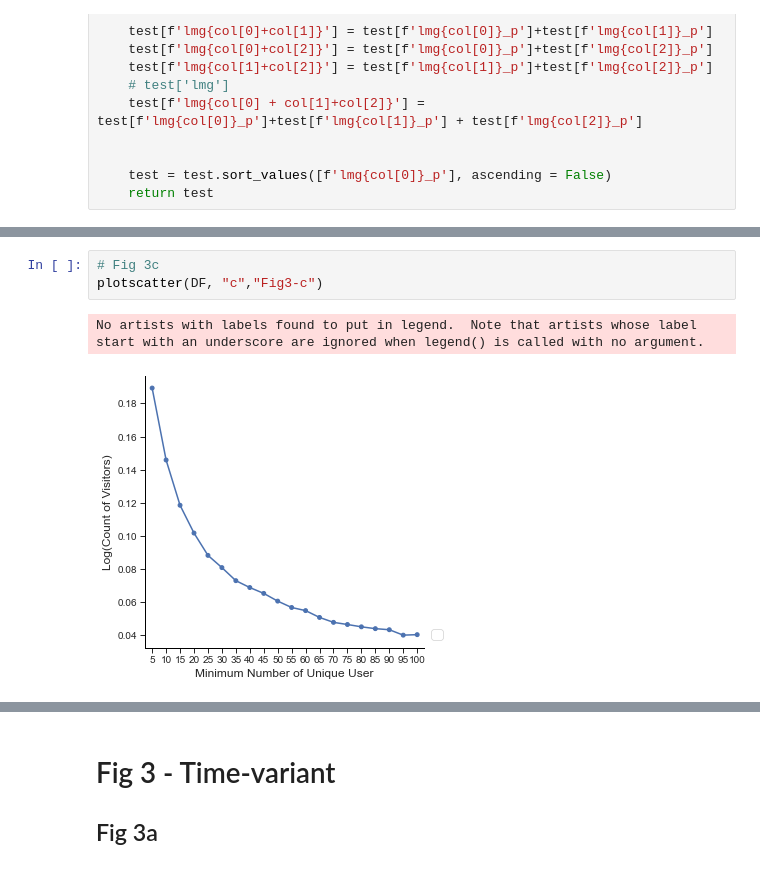
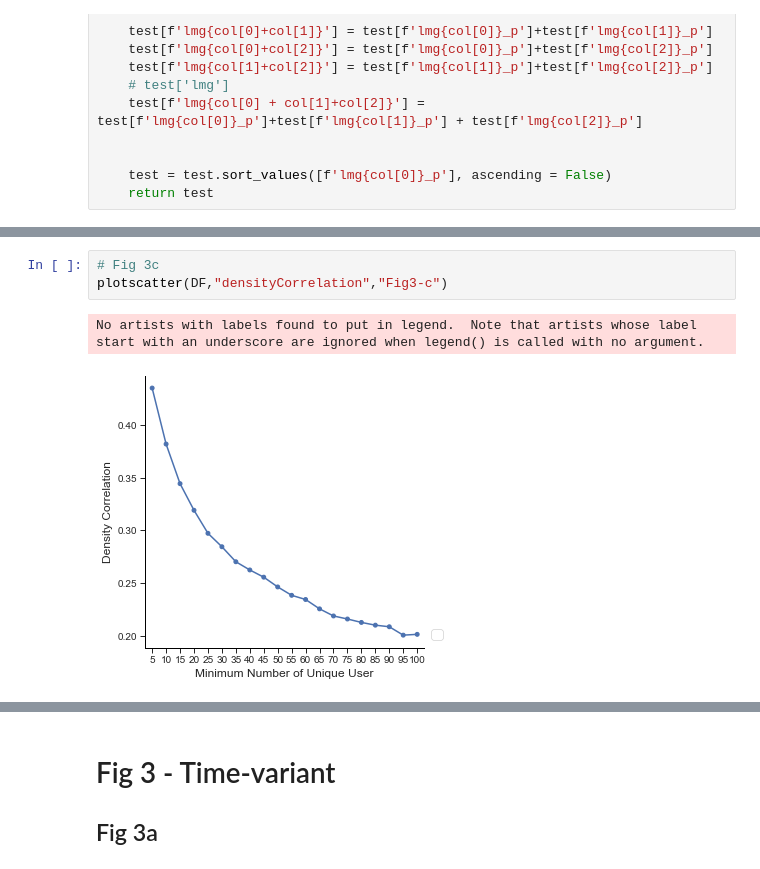
Before and after one commit to brookefzy/social-mixing-street, a Jupyter notebook: fig_master.ipynb, the cells around one changed output, grey strips where cells are left out. Cells and saved outputs as stored; diff of their text form.

```diff
--- a/fig_master.ipynb
+++ b/fig_master.ipynb
@@ -226,7 +226,7 @@ def barplot(data, y):
     plt.show()
 # %%
 # Fig 3c
-plotscatter(DF, "c","Fig3-c")
+plotscatter(DF,"densityCorrelation","Fig3-c")
 # %% [output]
 No artists with labels found to put in legend.  Note that artists whose label start with an underscore are ignored when legend() is called with no argument.
-[figure, old version]
+[figure, new version]
```
Also changed, not shown: parts of 11 cells of this notebook, 37 other files.
